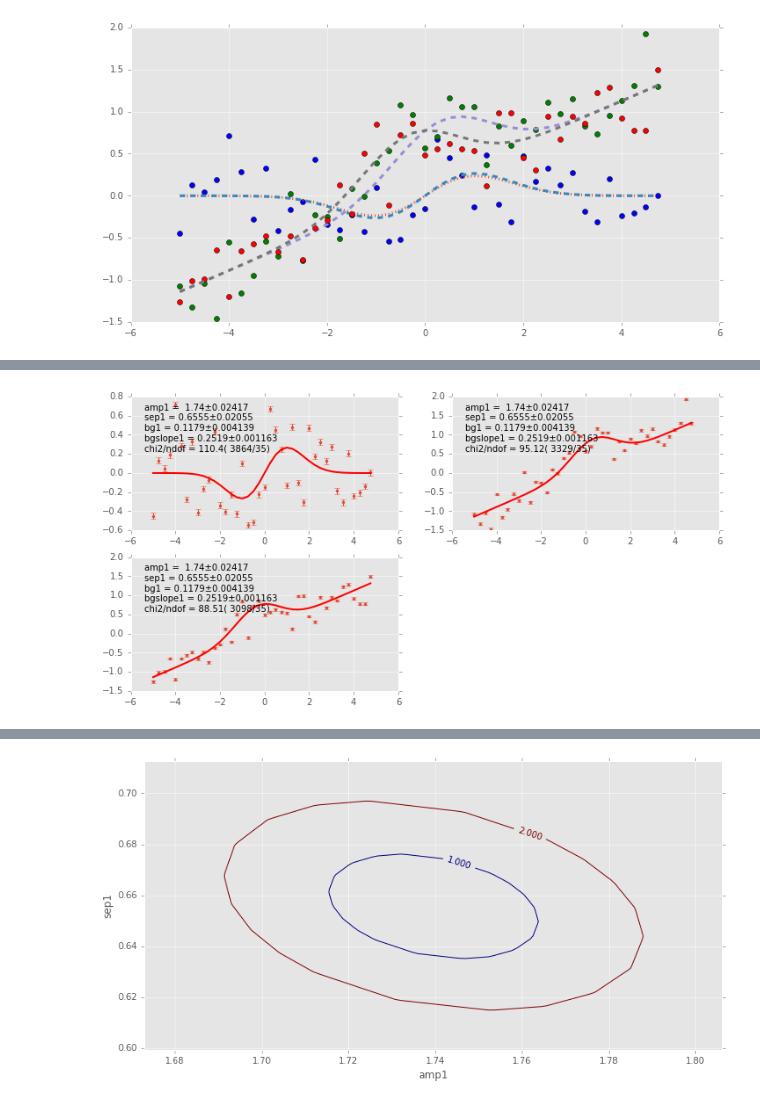
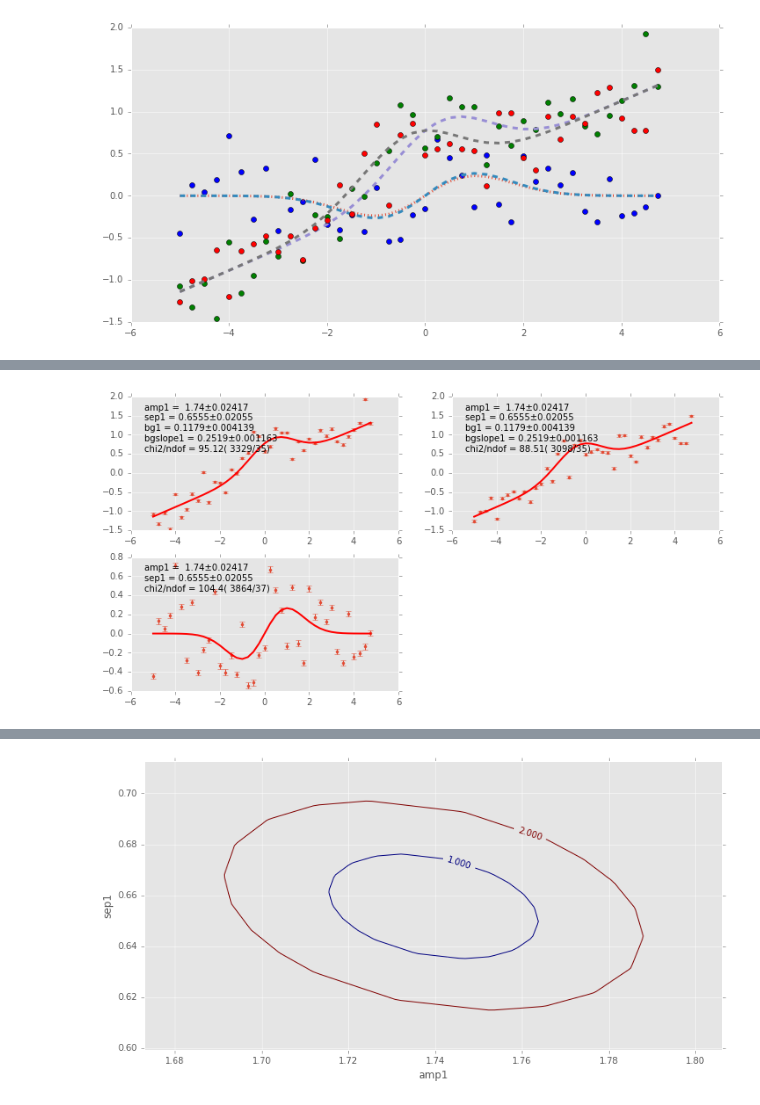
Before and after one commit to djreiss/lsst-dipole, a Jupyter notebook: notebooks/test_notebooks/test iminuit.ipynb, the cells around one changed output, grey strips where cells are left out. Saved outputs shown, nothing was run; the diff lists cells and outputs as text; code cells hidden in the pictures.

```diff
--- a/notebooks/test_notebooks/test iminuit.ipynb
+++ b/notebooks/test_notebooks/test iminuit.ipynb
@@ -511,17 +511,22 @@ plt.show()
  sep1    :  -0.54579  -0.36059  -0.18401   0.65553  +0.20069  +0.42977  +0.71659
 [figure]
 # %%
+def gen_slope(x, bg1=0.5, bgslope1=0.02):
+    bg = bg1 + bgslope1*x
+    return bg
+
 def gen_posImage(x, amp1=1., sep1=1., bg1=0.5, bgslope1=0.02):
-    ypos = bg1 + bgslope1*x + amp1 * norm.pdf(x,  sep1/2., 1)
+    ypos = amp1 * norm.pdf(x,  sep1/2., 1) + gen_slope(x, bg1, bgslope1)
     return ypos
 
 def gen_negImage(x, amp1=1., sep1=1., bg1=0.5, bgslope1=0.02):
-    yneg = bg1 + bgslope1*x + amp1 * norm.pdf(x, -sep1/2., 1)
+    yneg = amp1 * norm.pdf(x, -sep1/2., 1) + gen_slope(x, bg1, bgslope1)
     return yneg
 
-def gen_dipole3(x, amp1=1., sep1=1., bg1=0.5, bgslope1=0.02):
-    ypos = gen_posImage(x, amp1, sep1, bg1, bgslope1)
-    yneg = gen_negImage(x, amp1, sep1, bg1, bgslope1)
+def gen_dipole3(x, amp1=1., sep1=1.): ##, bg1=0.5, bgslope1=0.02):
+    #bg = gen_bg(bg1, bgslope1)
+    ypos = gen_posImage(x, amp1, sep1, bg1=0., bgslope1=0.)
+    yneg = gen_negImage(x, amp1, sep1, bg1=0., bgslope1=0.)
     yout = ypos - yneg
     return yout
 
@@ -530,11 +535,13 @@ xdata2 = xdata.copy()
 ydata2 = ydata.copy()
 err = np.ones_like(xdata2) * 0.03
 
+difchi2 = probfit.Chi2Regression(gen_dipole3, xdata2, ydata2[:40], err)
+print probfit.describe(difchi2)
 poschi2 = probfit.Chi2Regression(gen_posImage, xdata2, ydata2[40:80], err)
+print probfit.describe(poschi2)
 negchi2 = probfit.Chi2Regression(gen_negImage, xdata2, ydata2[80:120], err)
-difchi2 = probfit.Chi2Regression(gen_dipole3,  xdata2, ydata2[:40], err)
-
-simchi2 = probfit.SimultaneousFit(difchi2, poschi2, negchi2)
+print probfit.describe(negchi2)
+simchi2 = probfit.SimultaneousFit(poschi2, negchi2, difchi2) ## apparently it matters which one comes first!
 print probfit.describe(simchi2)
 
 bg1start = np.median(ydata[40:])
@@ -557,10 +567,11 @@ _ = minuit.migrad();
 | 3 | bg1 | 1.178795e-01 | 4.139491e-03 | 0.000000e+00 | 0.000000e+00 |  |  |  |
 | 4 | bgslope1 | 2.518695e-01 | 1.162824e-03 | 0.000000e+00 | 0.000000e+00 |  |  |  |
 [interactive output not drawn]
-# %%
-_ = simchi2.draw(minuit);
-# %% [output]
-[figure, removed]
+# %%
+#if False:  ## error because of AddPdf()
+_ = simchi2.draw(minuit, parts=True);
+# %% [output]
+[figure, added]
 # %%
 val1 = %timeit -o result = fitDipole4(ydata, xdata, amp1Start=1.5, sep1Start=1.5, fitFunc=gen_dipole4, verbose=False)
 val2 = %timeit -o iminuit.Minuit(simchi2, amp1=1.5, bg1=bg1start, sep1=1.5)
```
Also changed, not shown: parts of 8 cells of this notebook.
